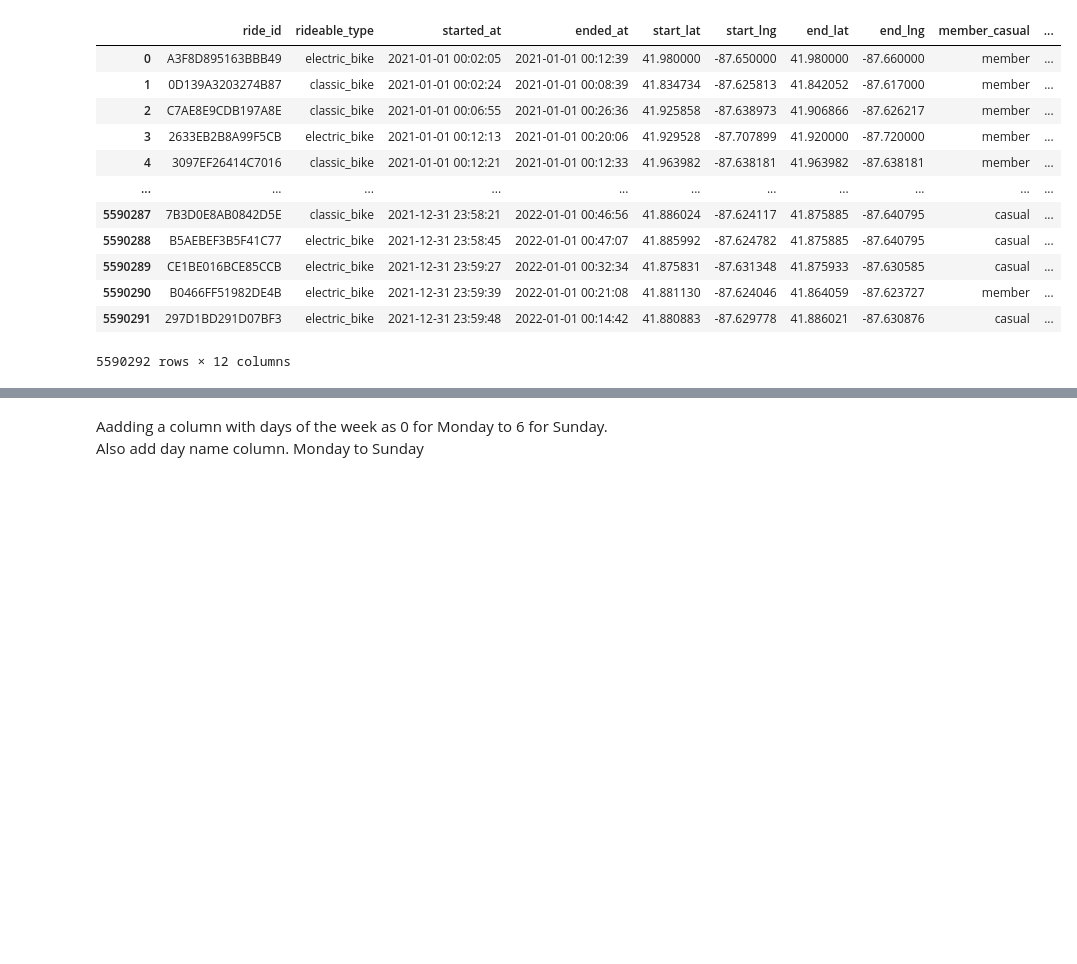
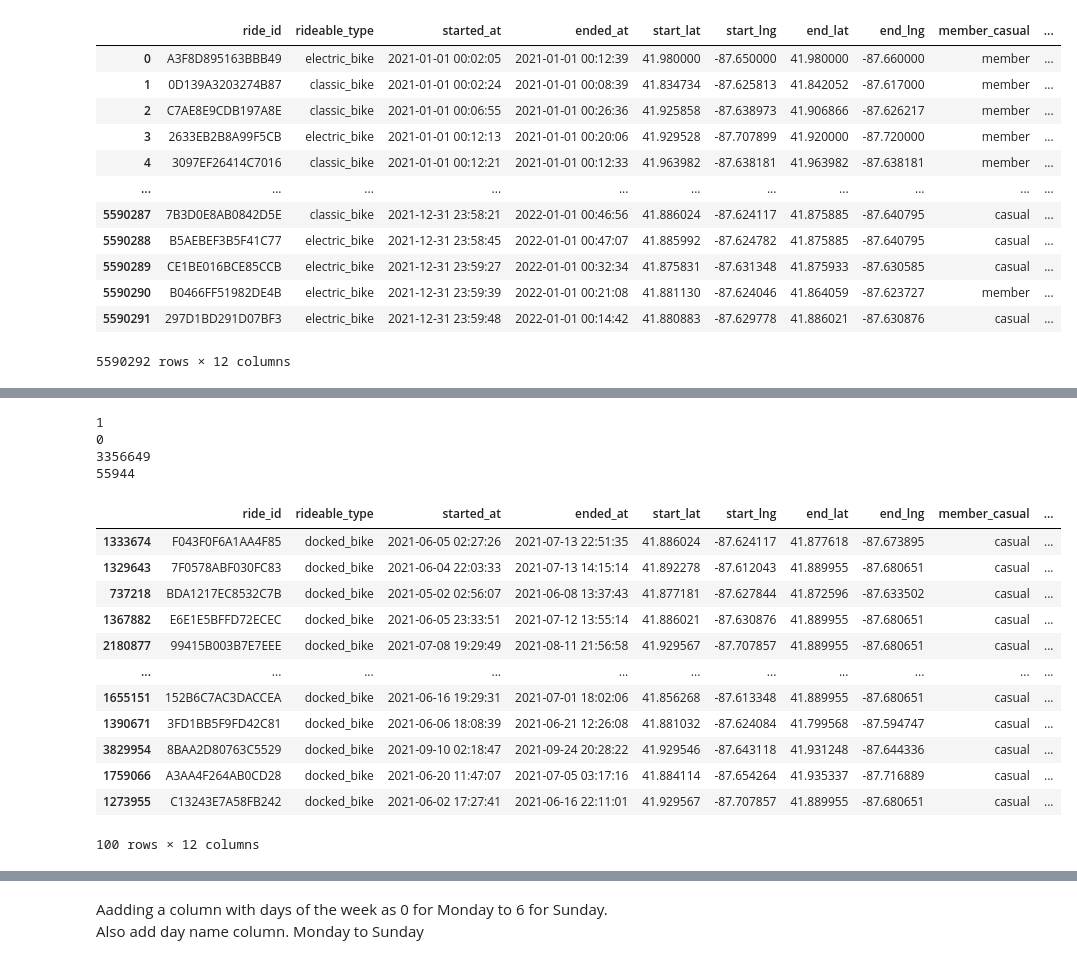
Before and after one commit to KarthikBhaktha/Case_Study_Bike_Sharing, a Jupyter notebook: python_script/merge_csv_and_pickle.ipynb, the cells around one changed output, grey strips where cells are left out. Cells and saved outputs as stored; diff of their text form; code cells hidden in the pictures; blank space fills up the shorter version.

```diff
--- a/python_script/merge_csv_and_pickle.ipynb
+++ b/python_script/merge_csv_and_pickle.ipynb
@@ -636,0 +644,11 @@ print(final_df.ended_at.max())
+# %%
+# Check if started_at > ended_at because ride cannot start after the end time and vice versa
+start_grtr_end = final_df[final_df['started_at'] > final_df['ended_at']]
+start_grtr_end
+
+'''There are 146 rows in the dataset that has a start time greater than end time
+We will filter the data out and store the filtered data into final_df'''
+
+#filtering out rows and storing it in final_df such that only the rows where start time is less than end time.
+final_df = final_df[final_df['started_at'] < final_df['ended_at']]
+final_df.info()
@@ -636,0 +675,33 @@ print(final_df.ended_at.max())
+# %%
+# checking for duration min and max
+print(final_df.duration_seconds.min())
+print(final_df.duration_minutes.min())
+print(final_df.duration_seconds.max())
+print(final_df.duration_minutes.max())
+
+'''Exploring more about why the data has such a huge number for duration'''
+# %% [output]
+1
+0
+3356649
+55944
+# %%
+'''There are a lots of rows that have unreasonably long duration of rides.
+Check how many rows are of duration that are over 24 hours or 1440 mins'''
+
+sort_duration_df = final_df.sort_values(by = ['duration_minutes'], ascending = False)
+sort_duration_df.head(100)
+# %% [output]
+|  | ride_id | rideable_type | started_at | ended_at | start_lat | start_lng | end_lat | end_lng | member_casual | ... |
+| 1333674 | F043F0F6A1AA4F85 | docked_bike | 2021-06-05 02:27:26 | 2021-07-13 22:51:35 | 41.886024 | -87.624117 | 41.877618 | -87.673895 | casual | ... |
+| 1329643 | 7F0578ABF030FC83 | docked_bike | 2021-06-04 22:03:33 | 2021-07-13 14:15:14 | 41.892278 | -87.612043 | 41.889955 | -87.680651 | casual | ... |
+| 737218 | BDA1217EC8532C7B | docked_bike | 2021-05-02 02:56:07 | 2021-06-08 13:37:43 | 41.877181 | -87.627844 | 41.872596 | -87.633502 | casual | ... |
+| 1367882 | E6E1E5BFFD72ECEC | docked_bike | 2021-06-05 23:33:51 | 2021-07-12 13:55:14 | 41.886021 | -87.630876 | 41.889955 | -87.680651 | casual | ... |
+| 2180877 | 99415B003B7E7EEE | docked_bike | 2021-07-08 19:29:49 | 2021-08-11 21:56:58 | 41.929567 | -87.707857 | 41.889955 | -87.680651 | casual | ... |
+| ... | ... | ... | ... | ... | ... | ... | ... | ... | ... | ... |
+| 1655151 | 152B6C7AC3DACCEA | docked_bike | 2021-06-16 19:29:31 | 2021-07-01 18:02:06 | 41.856268 | -87.613348 | 41.889955 | -87.680651 | casual | ... |
+| 1390671 | 3FD1BB5F9FD42C81 | docked_bike | 2021-06-06 18:08:39 | 2021-06-21 12:26:08 | 41.881032 | -87.624084 | 41.799568 | -87.594747 | casual | ... |
+| 3829954 | 8BAA2D80763C5529 | docked_bike | 2021-09-10 02:18:47 | 2021-09-24 20:28:22 | 41.929546 | -87.643118 | 41.931248 | -87.644336 | casual | ... |
+| 1759066 | A3AA4F264AB0CD28 | docked_bike | 2021-06-20 11:47:07 | 2021-07-05 03:17:16 | 41.884114 | -87.654264 | 41.935337 | -87.716889 | casual | ... |
+| 1273955 | C13243E7A58FB242 | docked_bike | 2021-06-02 17:27:41 | 2021-06-16 22:11:01 | 41.929567 | -87.707857 | 41.889955 | -87.680651 | casual | ... |
+100 rows × 12 columns
```
Also changed, not shown: parts of 13 cells of this notebook.
